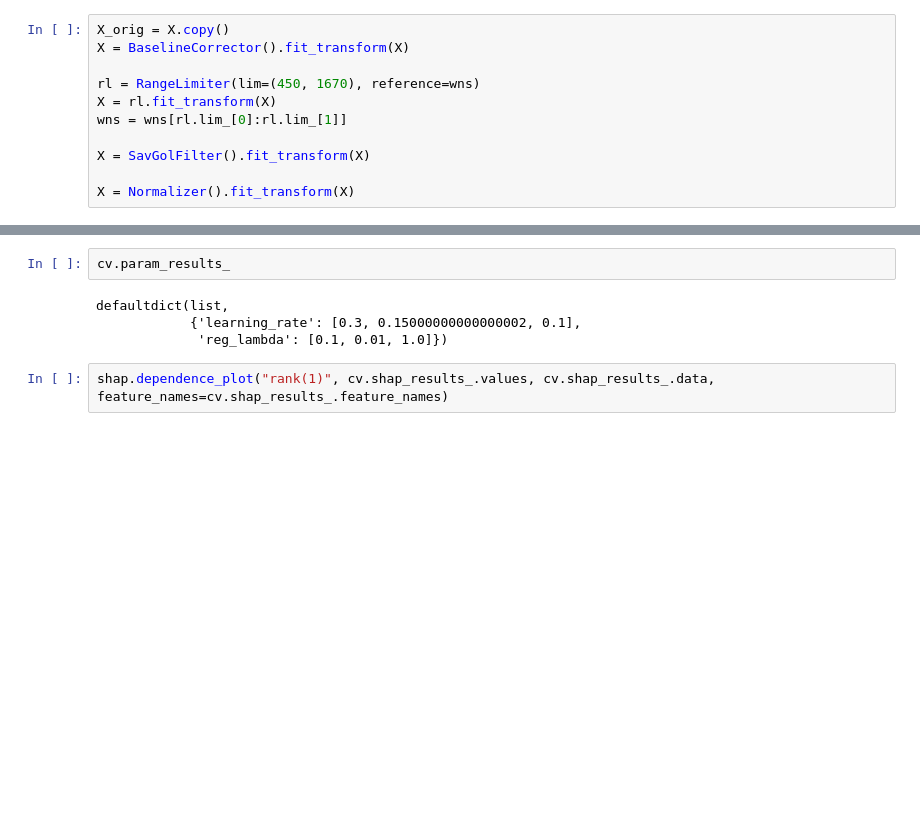
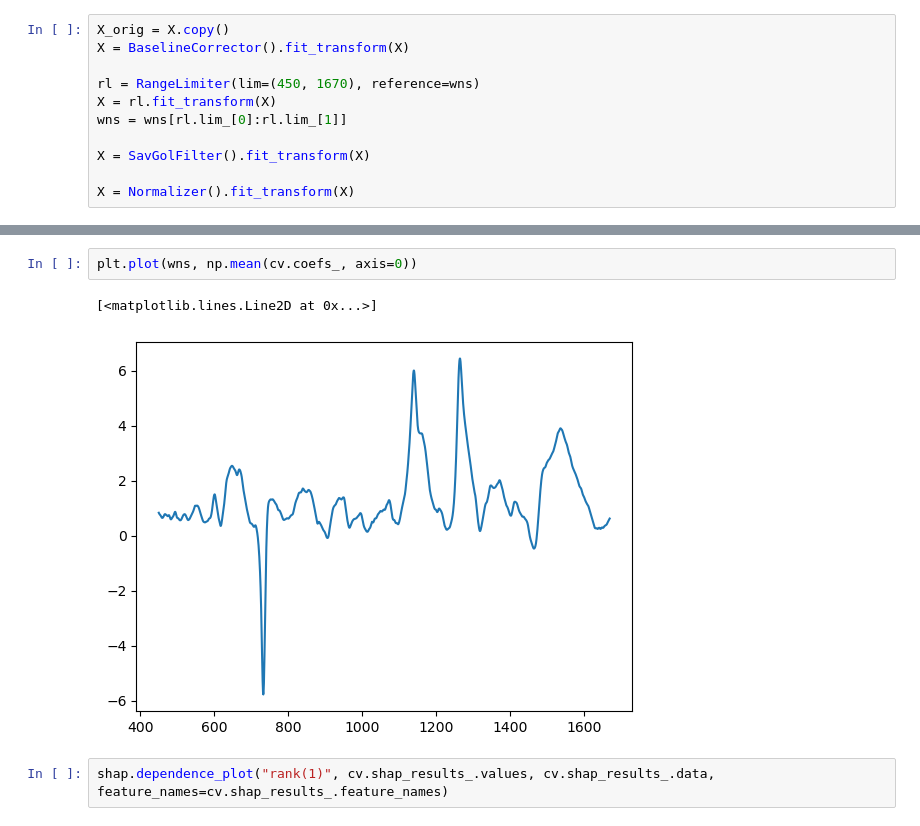
Before and after one commit to DerZ115/Zimmermann_RamanMachineLearning, a Jupyter notebook: notebooks/test.ipynb, the cells around one changed output, grey strips where cells are left out. Drawn from its saved outputs; the diff is of its cells as text; blank space fills up the shorter version.

Commit message:
Visualizations

```diff
--- a/notebooks/test.ipynb
+++ b/notebooks/test.ipynb
@@ -103,9 +103,8 @@ pd.DataFrame(cv.cv_results_)
-# %%
-cv.param_results_
-# %% [output]
-defaultdict(list,
-            {'learning_rate': [0.3, 0.15000000000000002, 0.1],
-             'reg_lambda': [0.1, 0.01, 1.0]})
+# %%
+plt.plot(wns, np.mean(cv.coefs_, axis=0))
+# %% [output]
+[<matplotlib.lines.Line2D at 0x...>]
+[figure, added]
 # %%
 shap.dependence_plot("rank(1)", cv.shap_results_.values, cv.shap_results_.data, feature_names=cv.shap_results_.feature_names)
 # %% [output]
```
Also changed, not shown: parts of 8 cells of this notebook, 10 other files.
